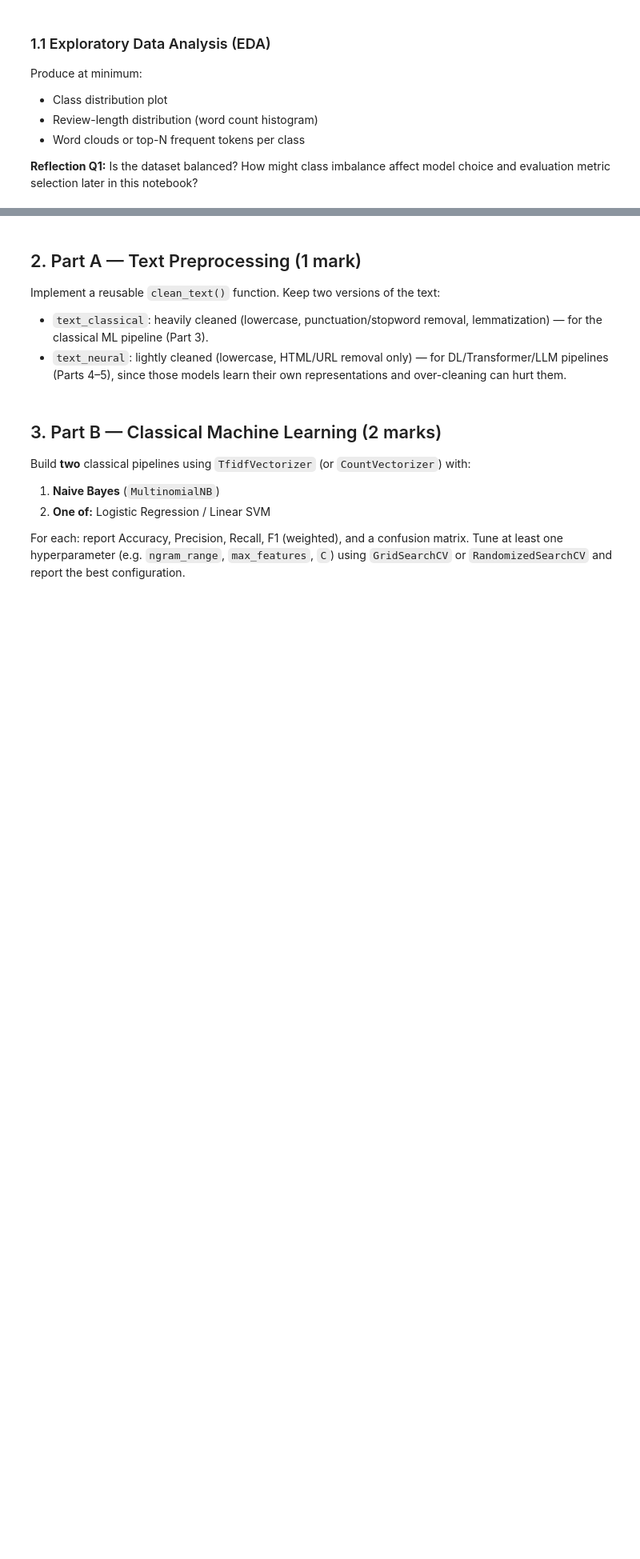
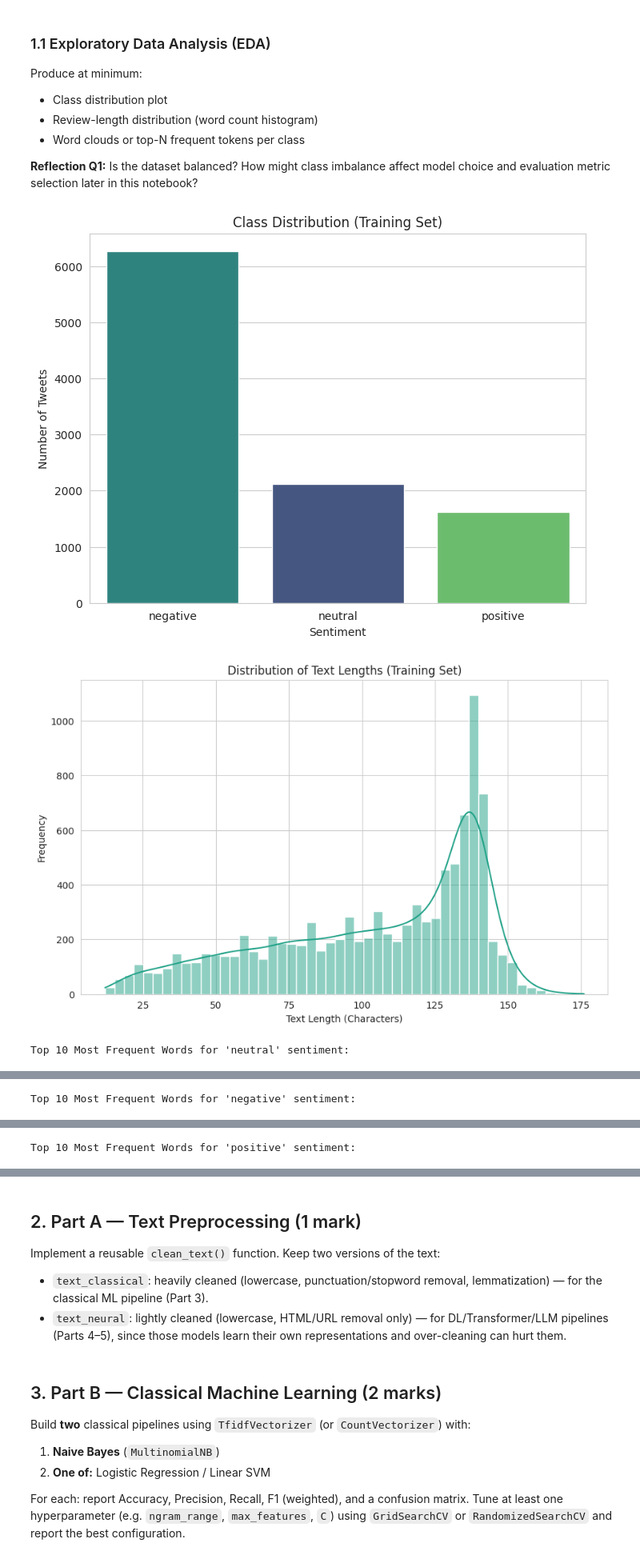
Before and after one commit to AvikRaj/sentiment-analysis-airtravel, a Jupyter notebook: sentiment-analysis.ipynb, the cells around one changed output, grey strips where cells are left out. Shown at 80% size. Saved outputs shown, nothing was run; the diff lists cells and outputs as text; code cells hidden in the pictures; blank space fills up the shorter version.

```diff
--- a/sentiment-analysis.ipynb
+++ b/sentiment-analysis.ipynb
@@ -135,6 +222,73 @@ Produce at minimum:
 **Reflection Q1:** Is the dataset balanced? How might class imbalance affect model choice
 and evaluation metric selection later in this notebook?
 # %%
-# TODO: EDA — class balance
-# TODO: EDA — text length distribution
-# TODO: EDA — top frequent words per class (after basic cleaning)
+# EDA — class balance
+# Class Distribution Plot
+plt.figure(figsize=(8, 6))
+sns.countplot(data=train_df, x='airline_sentiment', hue='airline_sentiment', order=train_df['airline_sentiment'].value_counts().index, palette='viridis', legend=False)
+plt.title('Class Distribution (Training Set)')
+plt.xlabel('Sentiment')
+plt.ylabel('Number of Tweets')
+plt.show()
+
+# EDA — text length distribution
+# Text Length Distribution
+train_df['text_length'] = train_df['text'].apply(len)
+plt.figure(figsize=(10, 6))
+sns.histplot(train_df['text_length'], bins=50, kde=True, color=sns.color_palette('viridis')[3]) # Using a specific color from viridis
+plt.title('Distribution of Text Lengths (Training Set)')
+plt.xlabel('Text Length (Characters)')
+plt.ylabel('Frequency')
+plt.show()
+# Drop the temporary column after use
+train_df = train_df.drop(columns=['text_length'])
+
+# EDA — top frequent words per class (after basic cleaning)
+# Top Frequent Words Per Class (after basic cleaning)
+
+try:
+    stopwords.words('english')
+except LookupError:
+    nltk.download('stopwords')
+    print("Downloaded NLTK stopwords.")
+
+stop_words = set(stopwords.words('english'))
+
+def simple_clean_text_for_eda(text):
+    text = text.lower()
+    # Remove URLs
+    text = re.sub(r'http\S+|www\S+|https\S+', '', text, flags=re.MULTILINE)
+    # Remove mentions and hashtags
+    text = re.sub(r'@\w+|#\w+', '', text)
+    # Remove punctuation
+    text = re.sub(r'[^\w\s]', '', text)
+    tokens = text.split()
+    # Filter out non-alphabetic words and stopwords, keep words longer than 1 character
+    tokens = [word for word in tokens if word.isalpha() and word not in stop_words and len(word) > 1]
+    return tokens
+
+# Group by sentiment and find top words
+sentiment_classes = train_df['airline_sentiment'].unique()
+
+for sentiment in sentiment_classes:
+    subset = train_df[train_df['airline_sentiment'] == sentiment]
+    all_words = []
+    for text_content in subset['text']:
+        all_words.extend(simple_clean_text_for_eda(str(text_content)))
+
+    most_common_words = Counter(all_words).most_common(10)
+    print(f"\nTop 10 Most Frequent Words for '{sentiment}' sentiment:")
+    words_df = pd.DataFrame(most_common_words, columns=['Word', 'Count'])
+    display(words_df)
+
+    # Plotting word frequencies for each sentiment
+    plt.figure(figsize=(10, 6))
+    sns.barplot(x='Count', y='Word', hue='Word', data=words_df, palette='viridis', legend=False) # Using viridis palette
+    plt.title(f'Top 10 Most Frequent Words for {sentiment} Sentiment')
+    plt.xlabel('Count')
+    plt.ylabel('Word')
+    plt.show()
+# %% [output]
+[figure, added]
+[figure, added]
+Top 10 Most Frequent Words for 'neutral' sentiment:
@@ -140,0 +307 @@ and evaluation metric selection later in this notebook?
+Top 10 Most Frequent Words for 'negative' sentiment:
@@ -140,0 +320 @@ and evaluation metric selection later in this notebook?
+Top 10 Most Frequent Words for 'positive' sentiment:
```
Also changed, not shown: parts of 9 cells of this notebook.
